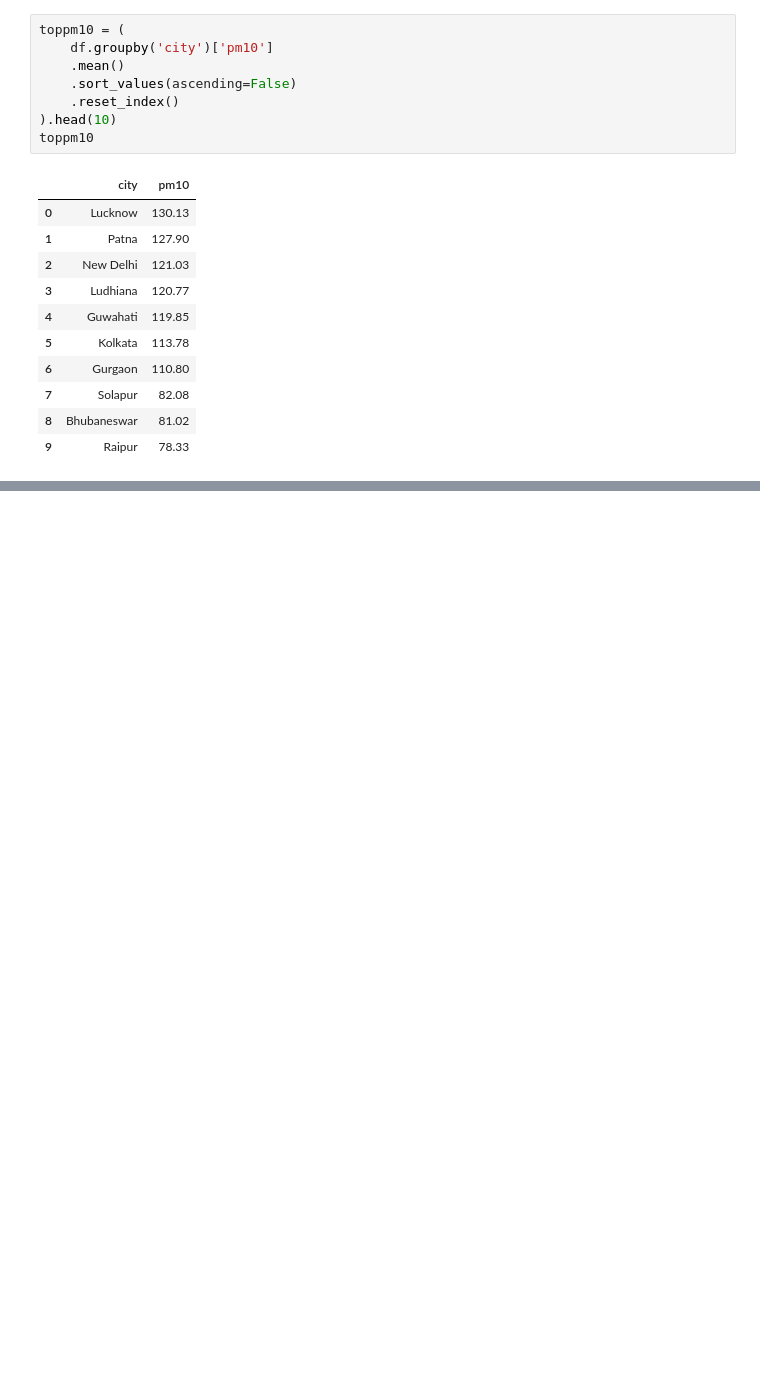
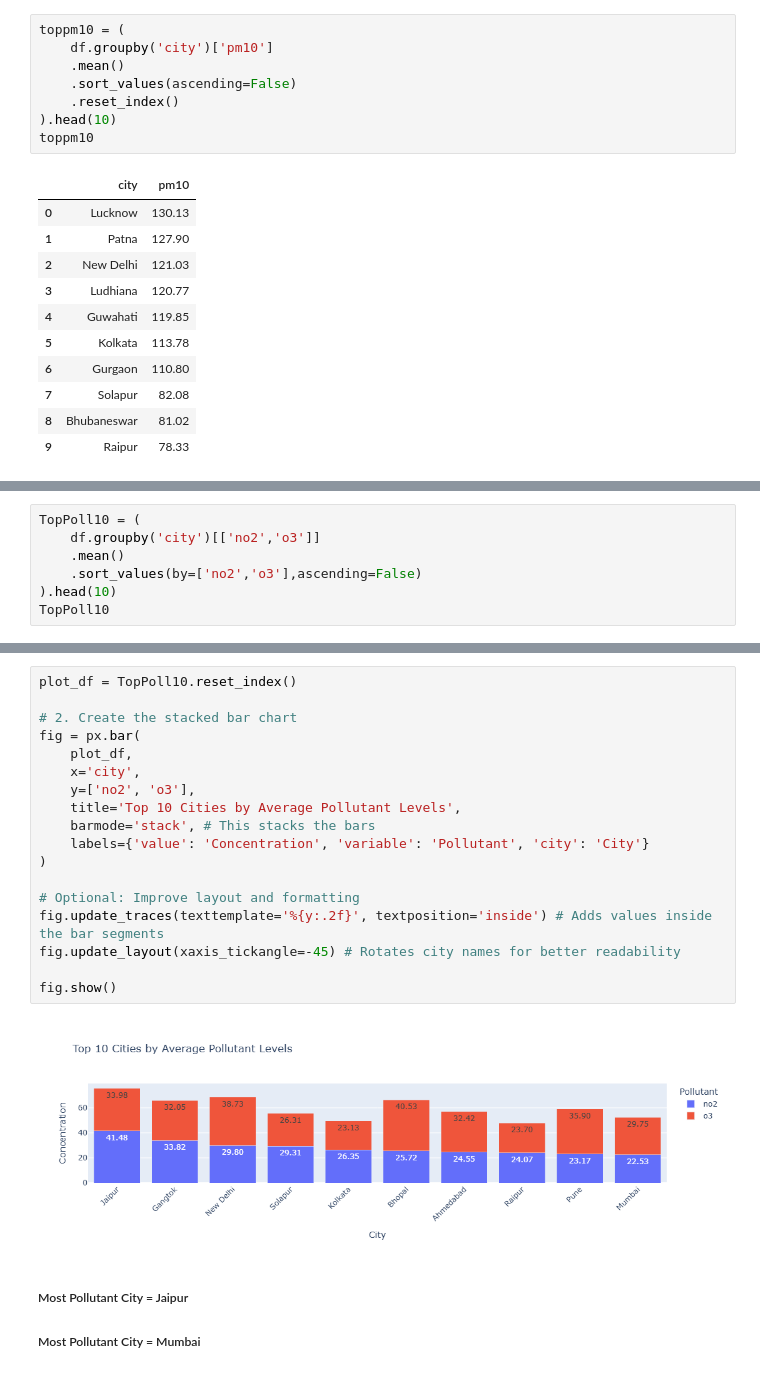
Before and after one commit to Nitish36/AQUI-Index, a Jupyter notebook: AQUI Analysis.ipynb, the cells around one changed output, grey strips where cells are left out. Cells and saved outputs as stored; diff of their text form; blank space fills up the shorter version.

```diff
--- a/AQUI Analysis.ipynb
+++ b/AQUI Analysis.ipynb
@@ -173,0 +186,7 @@ figpm10.show()
+# %%
+TopPoll10 = (
+    df.groupby('city')[['no2','o3']]
+    .mean()
+    .sort_values(by=['no2','o3'],ascending=False)
+).head(10)
+TopPoll10
@@ -173,0 +206,23 @@ figpm10.show()
+# %%
+plot_df = TopPoll10.reset_index()
+
+# 2. Create the stacked bar chart
+fig = px.bar(
+    plot_df,
+    x='city',
+    y=['no2', 'o3'],
+    title='Top 10 Cities by Average Pollutant Levels',
+    barmode='stack', # This stacks the bars
+    labels={'value': 'Concentration', 'variable': 'Pollutant', 'city': 'City'}
+)
+
+# Optional: Improve layout and formatting
+fig.update_traces(texttemplate='%{y:.2f}', textposition='inside') # Adds values inside the bar segments
+fig.update_layout(xaxis_tickangle=-45) # Rotates city names for better readability
+
+fig.show()
+# %% [output]
+[figure, added]
+# %% [markdown]
+##### Most Pollutant City = Jaipur
+##### Most Pollutant City = Mumbai
```
Also changed, not shown: parts of 27 cells of this notebook.
